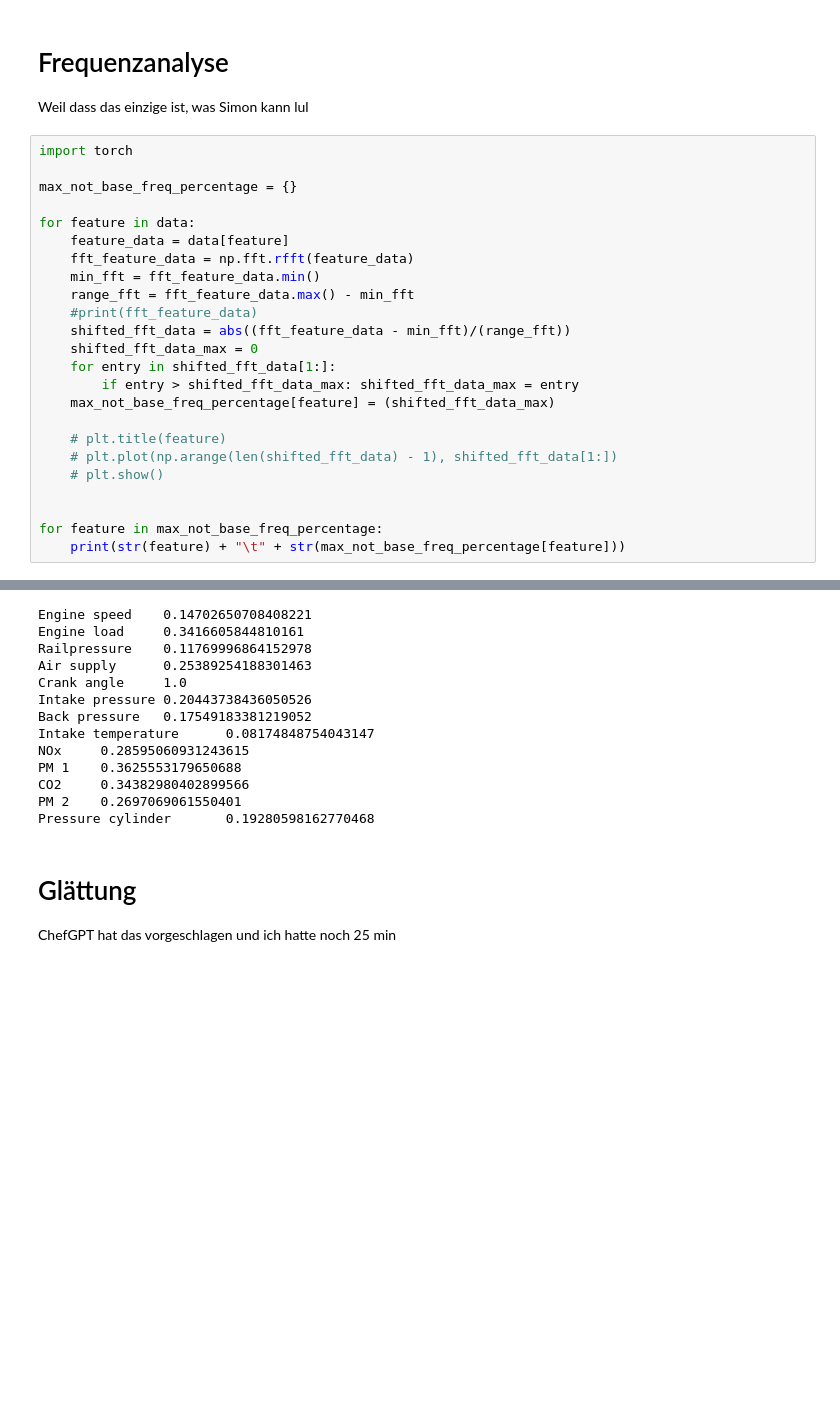
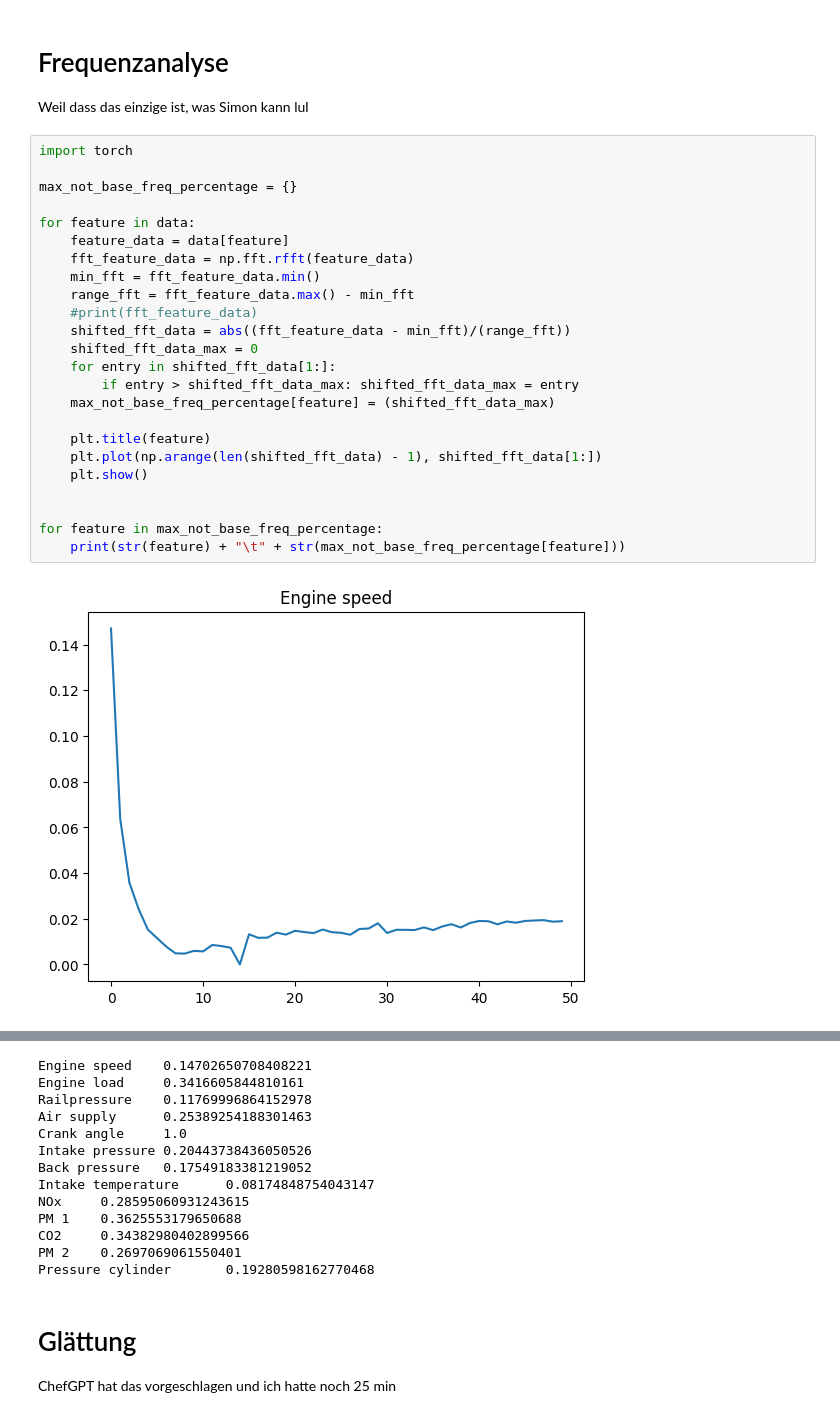
Before and after one commit to lschoenepxc/force-push, a Jupyter notebook: NoiseAnalysis.ipynb, the cells around one changed output, grey strips where cells are left out. Cells and saved outputs as stored; diff of their text form; blank space fills up the shorter version.

```diff
--- a/NoiseAnalysis.ipynb
+++ b/NoiseAnalysis.ipynb
@@ -74,25 +74,26 @@ Weil dass das einzige ist, was Simon kann lul
 # %%
 import torch
 
 max_not_base_freq_percentage = {}
 
 for feature in data:
     feature_data = data[feature]
     fft_feature_data = np.fft.rfft(feature_data)
     min_fft = fft_feature_data.min()
     range_fft = fft_feature_data.max() - min_fft
     #print(fft_feature_data)
     shifted_fft_data = abs((fft_feature_data - min_fft)/(range_fft))
     shifted_fft_data_max = 0
     for entry in shifted_fft_data[1:]:
         if entry > shifted_fft_data_max: shifted_fft_data_max = entry
     max_not_base_freq_percentage[feature] = (shifted_fft_data_max)
 
-    # plt.title(feature)
-    # plt.plot(np.arange(len(shifted_fft_data) - 1), shifted_fft_data[1:])
-    # plt.show()
+    plt.title(feature)
+    plt.plot(np.arange(len(shifted_fft_data) - 1), shifted_fft_data[1:])
+    plt.show()
 
 
 for feature in max_not_base_freq_percentage:
     print(str(feature) + "\t" + str(max_not_base_freq_percentage[feature]))
 # %% [output]
+[figure, added]
```
Also changed, not shown: parts of 6 cells of this notebook.
